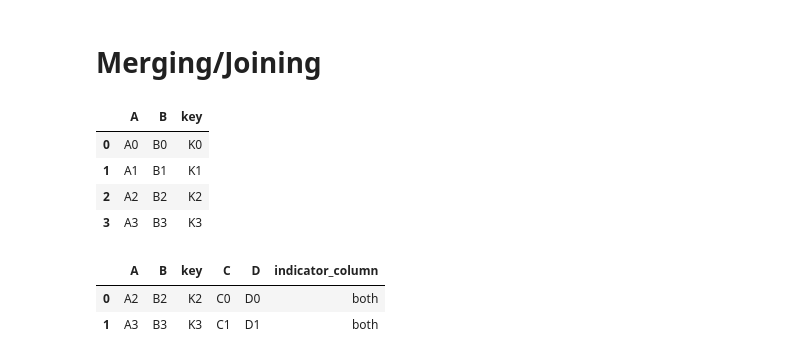
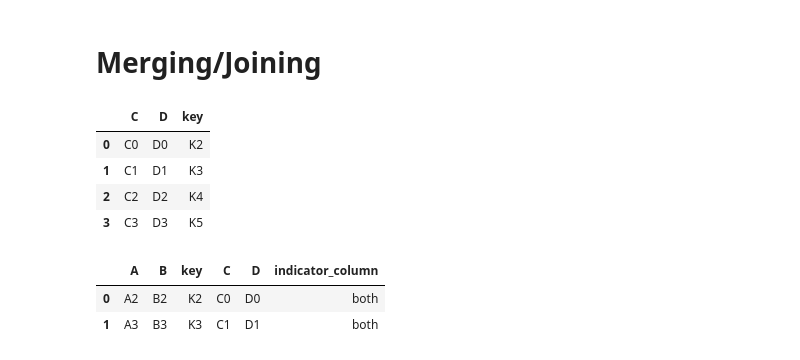
Before and after one commit to rafamonge/Pandas-Tutorial, a Jupyter notebook: Pandas-2.ipynb, the cells around one changed output. Saved outputs shown, nothing was run; the diff lists cells and outputs as text; code cells hidden in the pictures.

```diff
--- a/Pandas-2.ipynb
+++ b/Pandas-2.ipynb
@@ -175,18 +188,19 @@ df1.append(s1, ignore_index=True)
 # %%
 left = pd.DataFrame({'key': ['K0', 'K1', 'K2', 'K3'],
                      'A': ['A0', 'A1', 'A2', 'A3'],
                      'B': ['B0', 'B1', 'B2', 'B3']})
 right = pd.DataFrame({'key': ['K2', 'K3', 'K4', 'K5'],
                       'C': ['C0', 'C1', 'C2', 'C3'],
                       'D': ['D0', 'D1', 'D2', 'D3']})
 
 left
+right
 # %% [output]
-|  | A | B | key |
-| 0 | A0 | B0 | K0 |
-| 1 | A1 | B1 | K1 |
-| 2 | A2 | B2 | K2 |
-| 3 | A3 | B3 | K3 |
+|  | C | D | key |
+| 0 | C0 | D0 | K2 |
+| 1 | C1 | D1 | K3 |
+| 2 | C2 | D2 | K4 |
+| 3 | C3 | D3 | K5 |
 # %%
 pd.merge(left,right,on='key',how="inner",indicator='indicator_column')
 # %% [output]
```
Also changed, not shown: parts of 7 cells of this notebook, 10 other files.
